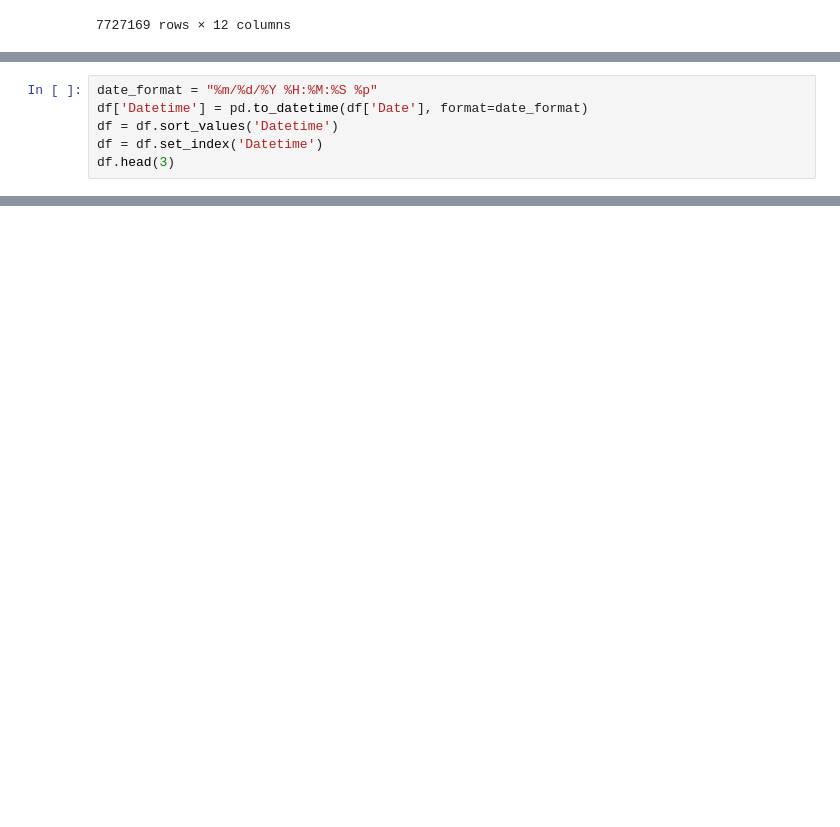
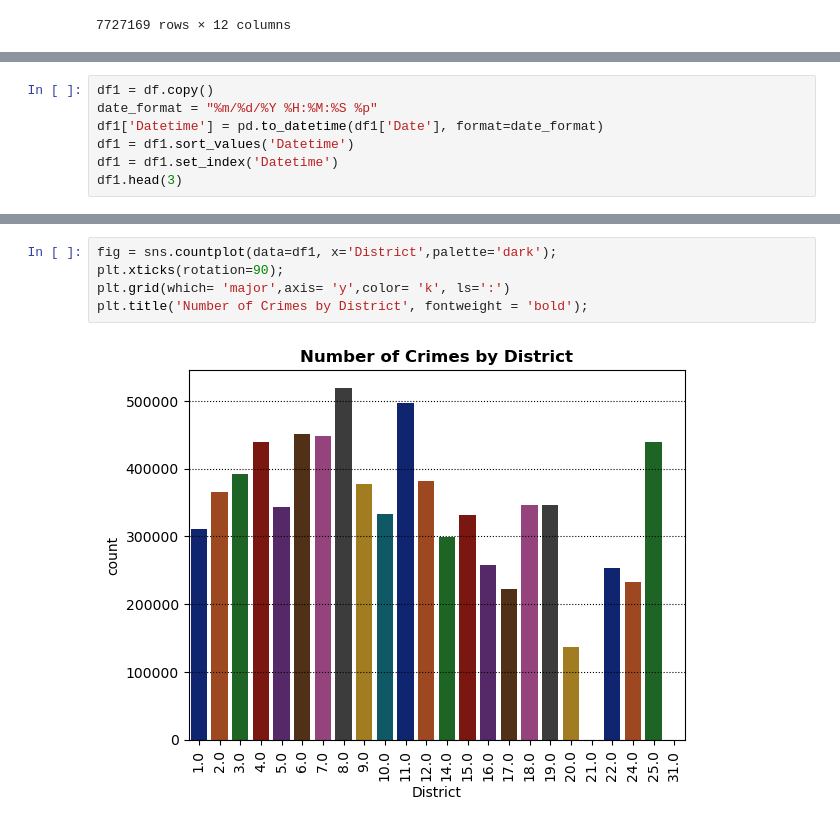
Before and after one commit to jakew4/Chicago-Crime-Data-Project, a Jupyter notebook: Part 1 - Answer reporter questions .ipynb, the cells around one changed output, grey strips where cells are left out. Saved outputs shown, nothing was run; the diff lists cells and outputs as text; blank space fills up the shorter version.

```diff
--- a/Part 1 - Answer reporter questions .ipynb
+++ b/Part 1 - Answer reporter questions .ipynb
@@ -83,9 +83,10 @@ memory usage: 663.2+ MB
 # %%
+df1 = df.copy()
 date_format = "%m/%d/%Y %H:%M:%S %p"
-df['Datetime'] = pd.to_datetime(df['Date'], format=date_format)
-df = df.sort_values('Datetime')
-df = df.set_index('Datetime')
-df.head(3)
+df1['Datetime'] = pd.to_datetime(df1['Date'], format=date_format)
+df1 = df1.sort_values('Datetime')
+df1 = df1.set_index('Datetime')
+df1.head(3)
 # %% [output]
 |  | ID | Date | Primary Type | Description | Location Description | Arrest | Domestic | Beat | ... |
 | Datetime |  |  |  |  |  |  |  |  | ... |
@@ -98,0 +117,7 @@ df_district = df.groupby('District')
+# %%
+fig = sns.countplot(data=df1, x='District',palette='dark');
+plt.xticks(rotation=90);
+plt.grid(which= 'major',axis= 'y',color= 'k', ls=':')
+plt.title('Number of Crimes by District', fontweight = 'bold');
+# %% [output]
+[figure, added]
```
Also changed, not shown: parts of 26 cells of this notebook.
